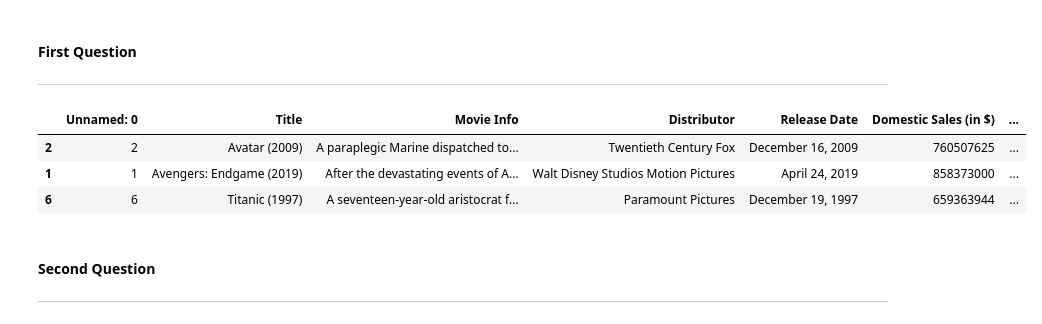
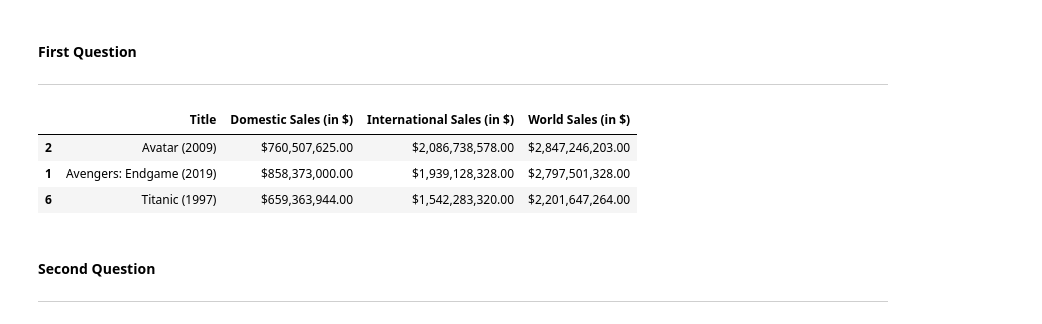
Before and after one commit to joaohb07/documentation, a Jupyter notebook: docs/docs/python/movies_grossing/movies.ipynb, the cells around one changed output. Drawn from its saved outputs; the diff is of its cells as text; code cells hidden in the pictures.

```diff
--- a/docs/docs/python/movies_grossing/movies.ipynb
+++ b/docs/docs/python/movies_grossing/movies.ipynb
@@ -18,14 +36,26 @@ TypeError: required field "type_ignores" missing from Module
 # %% [markdown]
 #### First Question
 ----
+# %%
+def currency(currency: float):
+    formatted_float = "${:,.2f}".format(currency)
+    return formatted_float
 # %%
 sort_by_grossing = data.sort_values(['World Sales (in $)'],ascending=False)
-sort_by_grossing.head(3)
+sort_by_grossing['World Sales (in $)'] = pd.to_numeric(sort_by_grossing['World Sales (in $)'])
+sort_by_grossing['Domestic Sales (in $)'] = pd.to_numeric(sort_by_grossing['Domestic Sales (in $)'])
+sort_by_grossing['International Sales (in $)'] = pd.to_numeric(sort_by_grossing['International Sales (in $)'])
+
+sort_by_grossing['Domestic Sales (in $)'] = sort_by_grossing['Domestic Sales (in $)'].apply(currency)
+sort_by_grossing['International Sales (in $)'] = sort_by_grossing['International Sales (in $)'].apply(currency)
+sort_by_grossing['World Sales (in $)'] = sort_by_grossing['World Sales (in $)'].apply(currency)
+
+sort_by_grossing[['Title', 'Domestic Sales (in $)','International Sales (in $)','World Sales (in $)']].head(3)
 # %% [output]
-|  | Unnamed: 0 | Title | Movie Info | Distributor | Release Date | Domestic Sales (in $) | ... |
-| 2 | 2 | Avatar (2009) | A paraplegic Marine dispatched to... | Twentieth Century Fox | December 16, 2009 | 760507625 | ... |
-| 1 | 1 | Avengers: Endgame (2019) | After the devastating events of A... | Walt Disney Studios Motion Pictures | April 24, 2019 | 858373000 | ... |
-| 6 | 6 | Titanic (1997) | A seventeen-year-old aristocrat f... | Paramount Pictures | December 19, 1997 | 659363944 | ... |
+|  | Title | Domestic Sales (in $) | International Sales (in $) | World Sales (in $) |
+| 2 | Avatar (2009) | $760,507,625.00 | $2,086,738,578.00 | $2,847,246,203.00 |
+| 1 | Avengers: Endgame (2019) | $858,373,000.00 | $1,939,128,328.00 | $2,797,501,328.00 |
+| 6 | Titanic (1997) | $659,363,944.00 | $1,542,283,320.00 | $2,201,647,264.00 |
 # %% [markdown]
 #### Second Question
 ----
```
Also changed, not shown: parts of 4 cells of this notebook, 6 other files.
